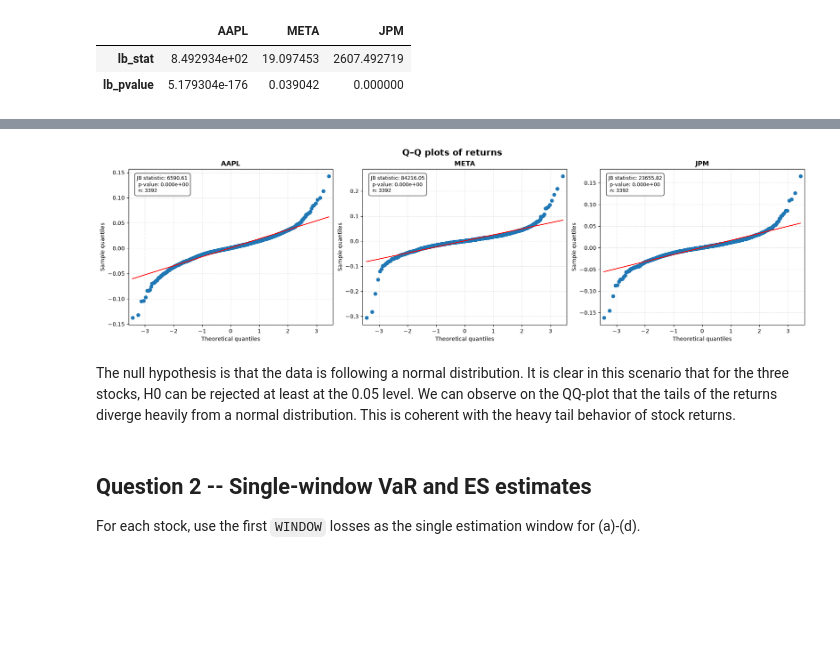
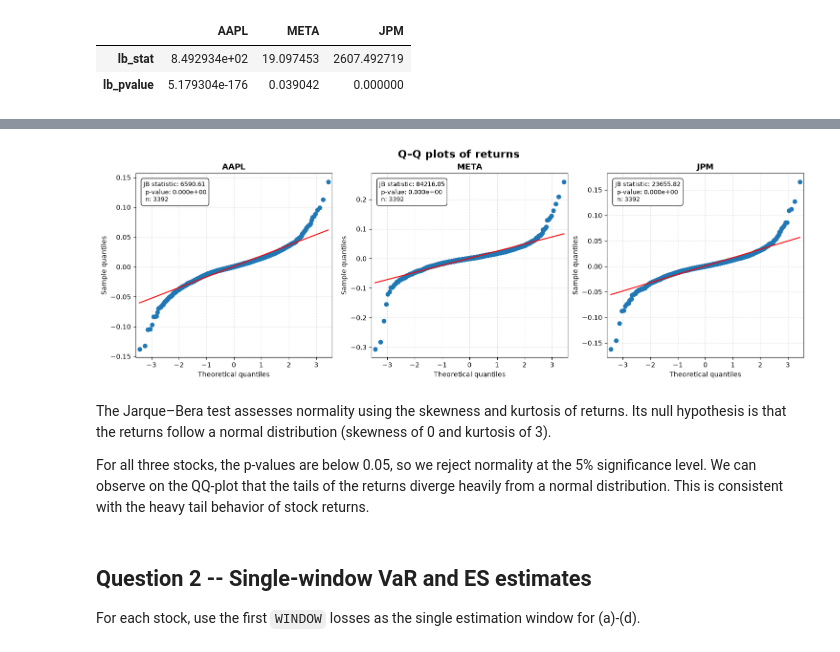
Before and after one commit to RomainFast121/quant-risk-project, a Jupyter notebook: Project_template.ipynb, the cells around one changed output, grey strips where cells are left out. Cells and saved outputs as stored; diff of their text form; code cells hidden in the pictures; blank space fills up the shorter version.

```diff
--- a/Project_template.ipynb
+++ b/Project_template.ipynb
@@ -84,26 +84,25 @@ Ljung-Box test with $H$ = `LB_LAGS` on both (`statsmodels.stats.diagnostic.acorr
 # Question 1
 
 # (a)
-n_series = len(returns.columns)
+n_series = returns.shape[1]
 fig, axes = plt.subplots(
     n_series, 1,
     figsize=(15, 3 * n_series),
     sharex=True,
-    sharey=True,
-    squeeze=False,
+    sharey=True
 )
 
-fig.suptitle("Daily log returns", fontsize=16, fontweight="bold")
+plt.suptitle("Daily log returns", fontsize=16, fontweight="bold")
 
-for ax, column in zip(axes[:, 0], returns.columns):
+for ax, column in zip(axes, returns.columns):
     ax.plot(returns.index, returns[column], linewidth=0.8, color="steelblue")
     ax.axhline(0, color="black", linewidth=0.8, alpha=0.7)
     ax.set_title(str(column), loc="left", fontsize=11, fontweight="bold")
     ax.set_ylabel("Log return")
     ax.grid(True, linestyle="--", alpha=0.35)
 
-axes[-1, 0].set_xlabel("Date")
-fig.tight_layout(rect=[0, 0, 1, 0.96])
+axes[-1].set_xlabel("Date")
+fig.tight_layout()
 plt.savefig("output/Q1_1-stylizedfacts")
 plt.show()
 # %% [output]
@@ -217,37 +191,42 @@ We observe in the data that `META` is graphically showing no sign of serial corr
 # %%
 # (c)
 # 1. Q-Q plot
 from statsmodels.graphics.gofplots import qqplot
 from statsmodels.stats.stattools import jarque_bera
 
-fig, axes = plt.subplots(1, 3, figsize=(18, 5), constrained_layout=True)
-fig.suptitle("Q–Q plots of returns", fontsize=16, fontweight="bold")
+fig, axes = plt.subplots(
+    1, 3,
+    figsize=(18, 5)
+)
+plt.suptitle("Q–Q plots of returns", fontsize=16, fontweight="bold")
 
 for ax, column in zip(axes, returns.columns):
     data = returns[column].dropna()
     jb_stat, jb_pvalue, skew, kurt = jarque_bera(data)
 
     qqplot(data, line="s", ax=ax)
     ax.set_title(column, fontsize=12, fontweight="bold")
     ax.set_xlabel("Theoretical quantiles")
     ax.set_ylabel("Sample quantiles")
     ax.grid(True, linestyle="--", alpha=0.35)
 
     ax.text(
         0.04, 0.96,
         f"JB statistic: {jb_stat:.2f}\n p-value: {jb_pvalue:.3e}\n n: {len(data)}",
         transform=ax.transAxes,
         va="top",
         fontsize=9,
         bbox=dict(boxstyle="round,pad=0.4", facecolor="white", alpha=0.85),
     )
 
 plt.savefig("output/Q1_3-QQplot")
 plt.show()
 # %% [output]
-[figure, old version]
+[figure, new version]
 # %% [markdown]
-The null hypothesis is that the data is following a normal distribution. It is clear in this scenario that for the three stocks, H0 can be rejected at least at the 0.05 level. We can observe on the QQ-plot that the tails of the returns diverge heavily from a normal distribution. This is coherent with the heavy tail behavior of stock returns.
+The Jarque–Bera test assesses normality using the skewness and kurtosis of returns. Its null hypothesis is that the returns follow a normal distribution (skewness of 0 and kurtosis of 3).
+
+For all three stocks, the p-values are below 0.05, so we reject normality at the 5% significance level. We can observe on the QQ-plot that the tails of the returns diverge heavily from a normal distribution. This is consistent with the heavy tail behavior of stock returns.
 # %% [markdown]
 ## Question 2 -- Single-window VaR and ES estimates
 
```
Also changed, not shown: parts of 6 cells of this notebook, 2 other files.
